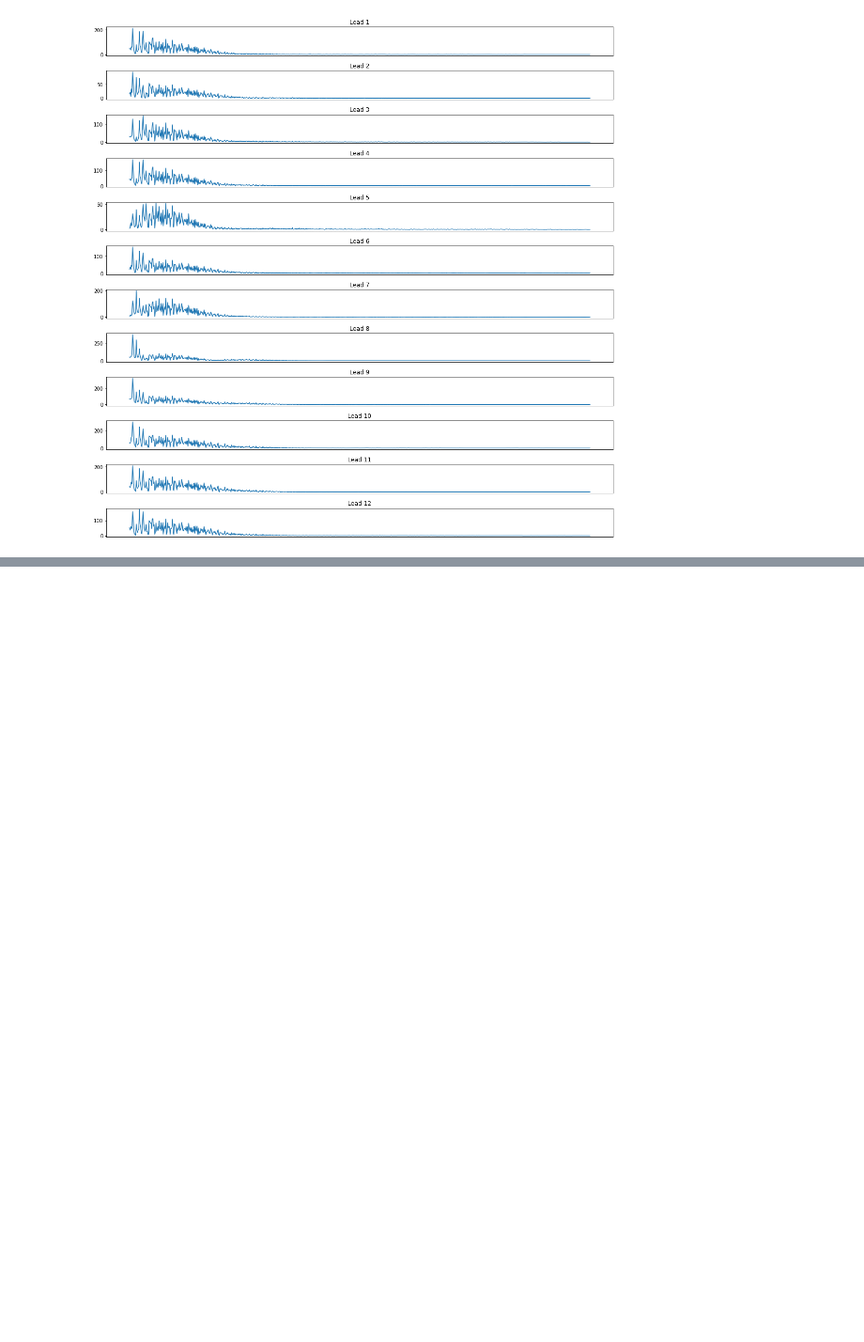
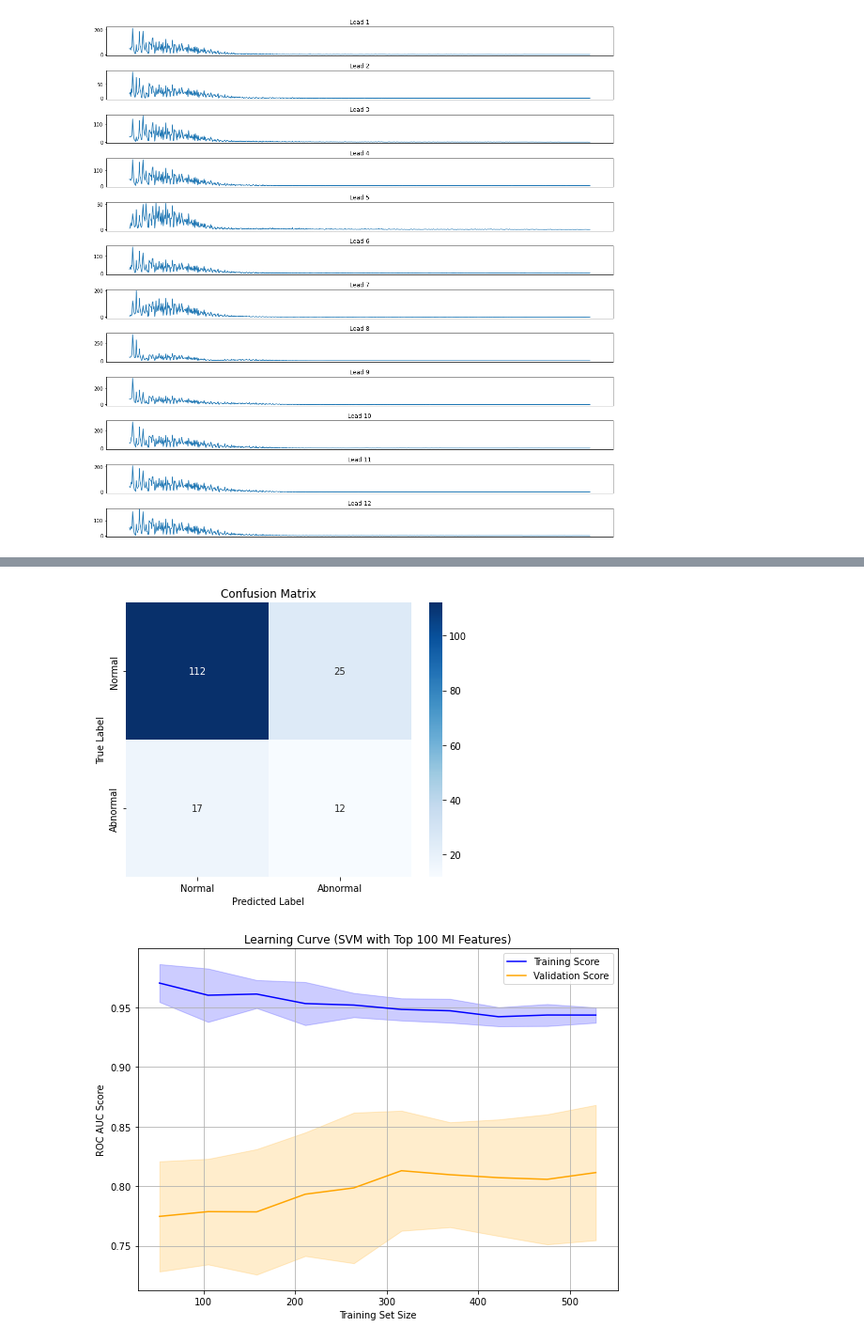
Before and after one commit to A-Bosselaar/TM10007-Machine-Learning-assignment, a Jupyter notebook: assignment_ecg.ipynb, the cells around one changed output, grey strips where cells are left out. Shown at 94% size. Cells and saved outputs as stored; diff of their text form; code cells hidden in the pictures; blank space fills up the shorter version.

```diff
--- a/assignment_ecg.ipynb
+++ b/assignment_ecg.ipynb
@@ -248,18 +248,21 @@ plt.show()
 [figure]
 # %%
 import pandas as pd
-from sklearn.model_selection import train_test_split, GridSearchCV, RandomizedSearchCV
+from sklearn.model_selection import train_test_split, GridSearchCV, RandomizedSearchCV, learning_curve
 from sklearn.preprocessing import StandardScaler
 from sklearn.svm import SVC
 from sklearn.metrics import classification_report, confusion_matrix, roc_auc_score
+from sklearn.feature_selection import mutual_info_classif
+import numpy as np
 
 df = pd.read_csv("ecg/ecg_data.csv")
 df = df.drop(columns=["Unnamed: 0"], errors="ignore")
 X = df.drop(columns=["label"])
 y = df["label"]
 
-low_freq_features = [col for col in X.columns if int(col.split('_')[1]) < 100]
-X = X[low_freq_features]
+
+# low_freq_features = [col for col in X.columns if int(col.split('_')[1]) < 100]
+# X = X[low_freq_features]
 X_train, X_test, y_train, y_test = train_test_split(
     X, y, stratify=y, test_size=0.2, random_state=42
 )
@@ -267,6 +270,11 @@ X_train, X_test, y_train, y_test = train_test_split(
 scaler = StandardScaler()
 X_train_scaled = scaler.fit_transform(X_train)
 X_test_scaled = scaler.transform(X_test)
+
+mi_scores = mutual_info_classif(X_train_scaled, y_train)
+mi_feature_indices = np.argsort(mi_scores)[-100:]  # Select top 100 features
+X_train_mi = X_train_scaled[:, mi_feature_indices]
+X_val_mi = X_test_scaled[:, mi_feature_indices]
 
 param_distributions = {
     'C': [0.1, 1, 10, 100],
@@ -286,14 +294,14 @@ random = RandomizedSearchCV(
     random_state=42
 )
 
-random.fit(X_train_scaled, y_train)
+random.fit(X_train_mi, y_train)
 
 best_svm = random.best_estimator_
 print("Best Parameters:", random.best_params_)
 print("Best ROC AUC (CV):", random.best_score_)
 
-y_pred = best_svm.predict(X_test_scaled)
-y_prob = best_svm.predict_proba(X_test_scaled)[:, 1]
+y_pred = best_svm.predict(X_val_mi)
+y_prob = best_svm.predict_proba(X_val_mi)[:, 1]
 
 print("\nClassification Report:")
 print(classification_report(y_test, y_pred))
@@ -302,5 +310,49 @@ print("Confusion Matrix:")
 print(confusion_matrix(y_test, y_pred))
 
 print("ROC AUC Score:", roc_auc_score(y_test, y_prob))
+
+# --- Confusion Matrix ---
+cm = confusion_matrix(y_test, y_pred)
+labels = ['Normal', 'Abnormal']
+
+plt.figure(figsize=(6, 5))
+sns.heatmap(cm, annot=True, fmt='d', cmap='Blues',
+            xticklabels=labels, yticklabels=labels)
+plt.xlabel('Predicted Label')
+plt.ylabel('True Label')
+plt.title('Confusion Matrix')
+plt.tight_layout()
+plt.show()
+
+# --- Learning Curve ---
+train_sizes, train_scores, val_scores = learning_curve(
+    estimator=best_svm,
+    X=X_train_mi,
+    y=y_train,
+    train_sizes=np.linspace(0.1, 1.0, 10),
+    cv=5,
+    scoring='roc_auc',
+    n_jobs=-1,
+    shuffle=True,
+    random_state=42
+)
+
+train_mean = train_scores.mean(axis=1)
+train_std = train_scores.std(axis=1)
+val_mean = val_scores.mean(axis=1)
+val_std = val_scores.std(axis=1)
+
+plt.figure(figsize=(8, 6))
+plt.plot(train_sizes, train_mean, label="Training Score", color="blue")
+plt.fill_between(train_sizes, train_mean - train_std, train_mean + train_std, alpha=0.2, color="blue")
+plt.plot(train_sizes, val_mean, label="Validation Score", color="orange")
+plt.fill_between(train_sizes, val_mean - val_std, val_mean + val_std, alpha=0.2, color="orange")
+plt.title("Learning Curve (SVM with Top 100 MI Features)")
+plt.xlabel("Training Set Size")
+plt.ylabel("ROC AUC Score")
+plt.legend(loc="best")
+plt.grid(True)
+plt.tight_layout()
+plt.show()
 # %% [output]
 Fitting 5 folds for each of 10 candidates, totalling 50 fits
@@ -324,3 +376,5 @@ ROC AUC Score: 0.7883211678832116
+[figure, added]
+[figure, added]
 # %%
 import seaborn as sns
 import matplotlib.pyplot as plt
```
Also changed, not shown: parts of 2 cells of this notebook.
